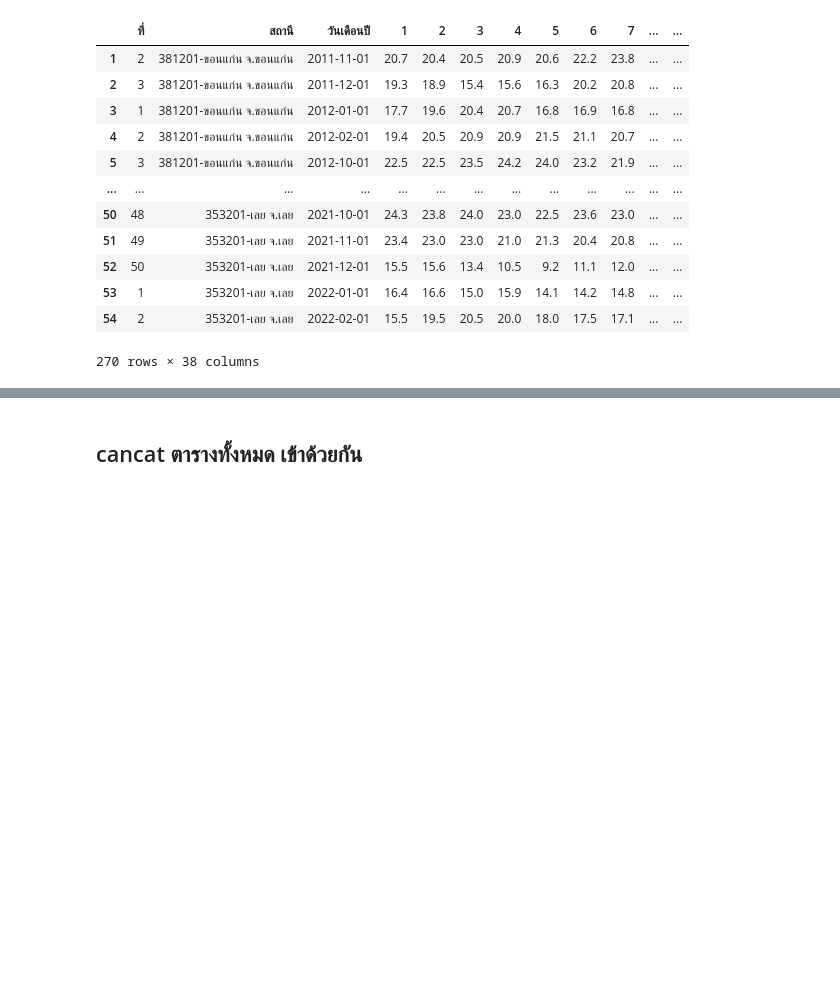
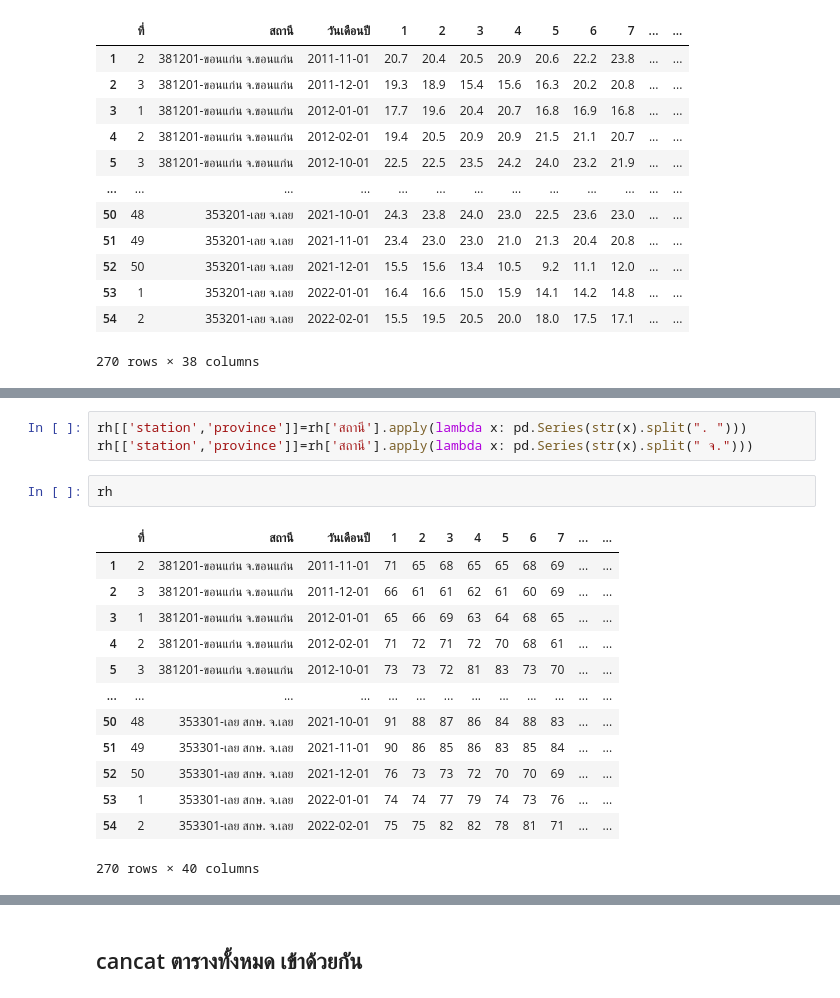
Before and after one commit to sucheerarighthere/bsc_dpdm22, a Jupyter notebook: QUIZ.ipynb, the cells around one changed output, grey strips where cells are left out. Drawn from its saved outputs; the diff is of its cells as text; blank space fills up the shorter version.

Commit message:
update station

```diff
--- a/QUIZ.ipynb
+++ b/QUIZ.ipynb
@@ -393,0 +431,19 @@ pressure
+# %%
+rh[['station','province']]=rh['สถานี'].apply(lambda x: pd.Series(str(x).split(". ")))
+rh[['station','province']]=rh['สถานี'].apply(lambda x: pd.Series(str(x).split(" จ.")))
+# %%
+rh
+# %% [output]
+|  | ที่ | สถานี | วันเดือนปี | 1 | 2 | 3 | 4 | 5 | 6 | 7 | ... | ... |
+| 1 | 2 | 381201-ขอนแก่น จ.ขอนแก่น | 2011-11-01 | 71 | 65 | 68 | 65 | 65 | 68 | 69 | ... | ... |
+| 2 | 3 | 381201-ขอนแก่น จ.ขอนแก่น | 2011-12-01 | 66 | 61 | 61 | 62 | 61 | 60 | 69 | ... | ... |
+| 3 | 1 | 381201-ขอนแก่น จ.ขอนแก่น | 2012-01-01 | 65 | 66 | 69 | 63 | 64 | 68 | 65 | ... | ... |
+| 4 | 2 | 381201-ขอนแก่น จ.ขอนแก่น | 2012-02-01 | 71 | 72 | 71 | 72 | 70 | 68 | 61 | ... | ... |
+| 5 | 3 | 381201-ขอนแก่น จ.ขอนแก่น | 2012-10-01 | 73 | 73 | 72 | 81 | 83 | 73 | 70 | ... | ... |
+| ... | ... | ... | ... | ... | ... | ... | ... | ... | ... | ... | ... | ... |
+| 50 | 48 | 353301-เลย สกษ. จ.เลย | 2021-10-01 | 91 | 88 | 87 | 86 | 84 | 88 | 83 | ... | ... |
+| 51 | 49 | 353301-เลย สกษ. จ.เลย | 2021-11-01 | 90 | 86 | 85 | 86 | 83 | 85 | 84 | ... | ... |
+| 52 | 50 | 353301-เลย สกษ. จ.เลย | 2021-12-01 | 76 | 73 | 73 | 72 | 70 | 70 | 69 | ... | ... |
+| 53 | 1 | 353301-เลย สกษ. จ.เลย | 2022-01-01 | 74 | 74 | 77 | 79 | 74 | 73 | 76 | ... | ... |
+| 54 | 2 | 353301-เลย สกษ. จ.เลย | 2022-02-01 | 75 | 75 | 82 | 82 | 78 | 81 | 71 | ... | ... |
+270 rows × 40 columns
```
Also changed, not shown: parts of 14 cells of this notebook.
